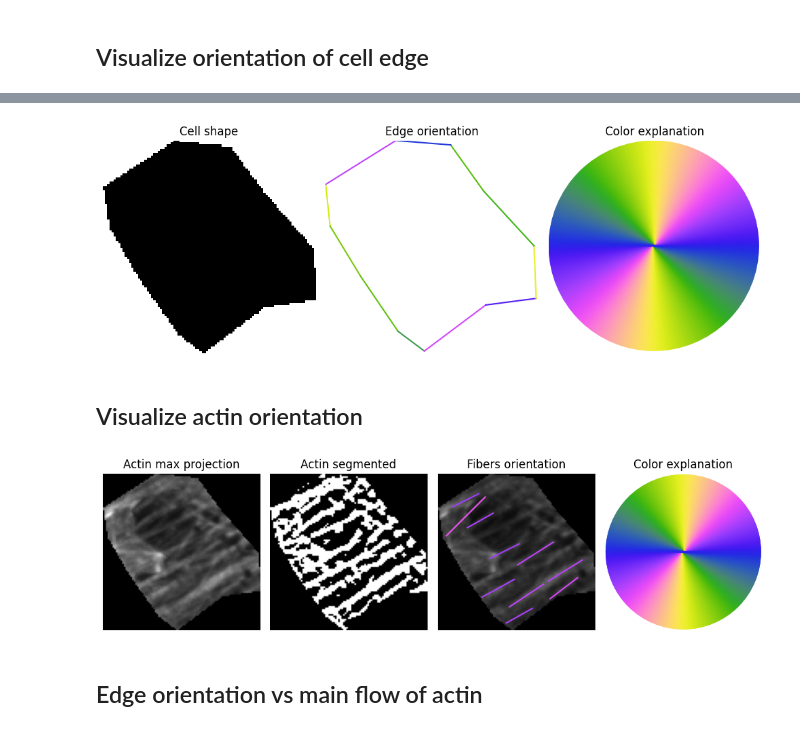
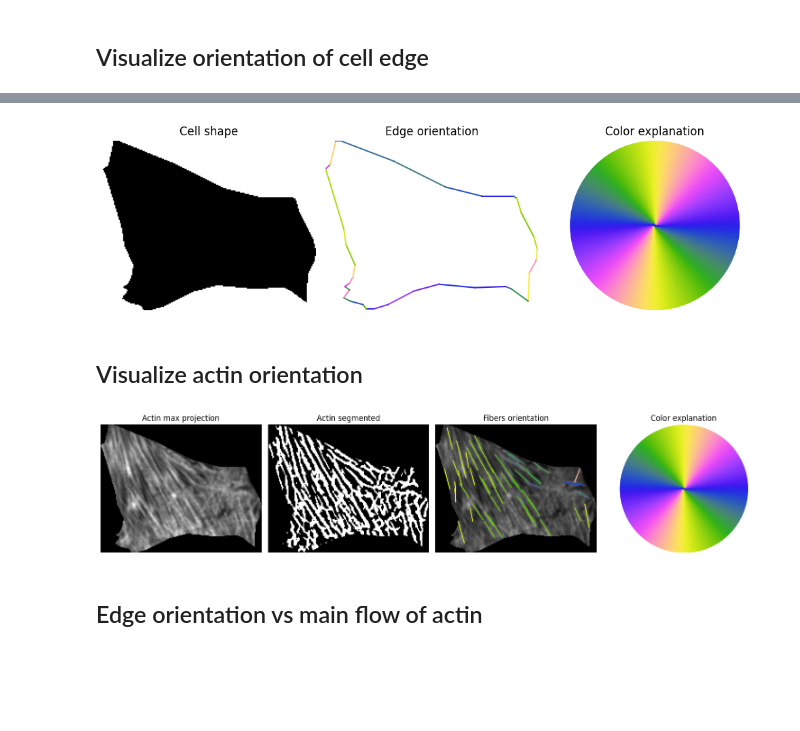
Before and after one commit to sahana9774/2022_Sahana, a Jupyter notebook: code/221130_visualize_cell.ipynb, the cells around one changed output, grey strips where cells are left out. Cells and saved outputs as stored; diff of their text form; code cells hidden in the pictures; blank space fills up the shorter version.

Commit message:
finished visualization of cells

```diff
--- a/code/221130_visualize_cell.ipynb
+++ b/code/221130_visualize_cell.ipynb
@@ -57,7 +52,7 @@ Index(['label', 'area', 'centroid-0', 'centroid-1', 'bbox-0', 'bbox-1',
 # %% [markdown]
 ## Visualize orientation of cell edge
 # %%
-cell = df.loc[1,:]
+cell = df.loc[3,:]
 vertices = (cell.vertices - np.array([cell['bbox-0'],cell['bbox-1']])).astype(int)
 orientations = (np.array(cell.membrane_orientation) + np.pi/2)/np.pi
-color = cc.cm.colorwheel(orientations)
+color = ccset.cm.colorwheel(orientations)
@@ -82,40 +97,40 @@ for i in range(len(vertices)):
 
     axes[1].plot((p0[1], p1[1]), (p0[0], p1[0]),c = color[i])
 
 
 axes[1].set_xlim((0, cell.image.shape[1]))
 axes[1].set_ylim((cell.image.shape[0], 0))
 
 ############################################################################################
 axes[2].imshow(np.ones(cell.image.shape),cmap=cm.gray_r)
 axes[2].set_title('Color explanation')
 
-im_center = (int(cell.image.shape[0]/2), (int(cell.image.shape[1]/2)))
+im_center = (int(cell.image.shape[1]/2), (int(cell.image.shape[0]/2)))
 patch = patches.Circle(im_center, radius=int(np.min(cell.image.shape)/2), transform=axes[2].transData)
 
 for angle in np.linspace(0,np.pi,360):
 
     slope = -np.tan(angle)
 
-    t = axes[2].axline(im_center, slope=slope,c=cc.cm.colorwheel(angle/(np.pi)))
+    t = axes[2].axline(im_center, slope=slope,c=ccset.cm.colorwheel(angle/(np.pi)))
     t.set_clip_path(patch)
 
 
 axes[2].set_xlim((0, cell.image.shape[1]))
 axes[2].set_ylim((cell.image.shape[0], 0))
 
 ############################################################################################
 for a in axes:
     a.set_axis_off()
 
 plt.tight_layout()
 plt.show()
 # %% [output]
-[figure, old version]
+[figure, new version]
 # %% [markdown]
 ## Visualize actin orientation
 # %%
-fig,axes = plt.subplots(1,4,figsize=(10,6))
+fig,axes = plt.subplots(1,4,figsize=(15,6))
 
 ############################################################################################
 actin_image = cell.intensity_image[:,:,0]
@@ -132,21 +147,21 @@ axes[2].set_title('Fibers orientation')
 for line,angle in zip(cell.actin_detected,cell.actin_angles):
 
     p0,p1 = line
-    axes[2].plot((p0[0], p1[0]), (p0[1], p1[1]),c = cc.cm.colorwheel((angle+np.pi/2)/(np.pi)))
+    axes[2].plot((p0[0], p1[0]), (p0[1], p1[1]),c = ccset.cm.colorwheel((angle+np.pi/2)/(np.pi)))
 
 ############################################################################################
 
 axes[3].imshow(np.ones(cell.image.shape),cmap=cm.gray_r)
 axes[3].set_title('Color explanation')
 
-im_center = (int(cell.image.shape[0]/2), (int(cell.image.shape[1]/2)))
+im_center = (int(cell.image.shape[1]/2), (int(cell.image.shape[0]/2)))
 patch = patches.Circle(im_center, radius=int(np.min(cell.image.shape)/2), transform=axes[3].transData)
 
 for angle in np.linspace(0,np.pi,360):
 
     slope = -np.tan(angle)
 
-    t = axes[3].axline(im_center, slope=slope,c=cc.cm.colorwheel(angle/(np.pi)))
+    t = axes[3].axline(im_center, slope=slope,c=ccset.cm.colorwheel(angle/(np.pi)))
     t.set_clip_path(patch)
 
 
@@ -157,7 +172,7 @@ for a in axes:
 plt.tight_layout()
 plt.show()
 # %% [output]
-[figure, old version]
+[figure, new version]
 # %% [markdown]
 ## Edge orientation vs main flow of actin
 # %%
```
Also changed, not shown: parts of 11 cells of this notebook, 10 other files.
